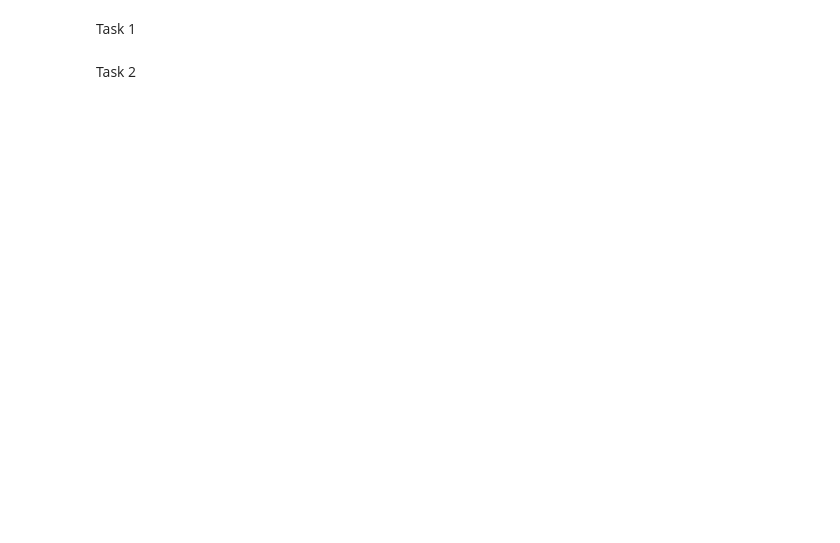
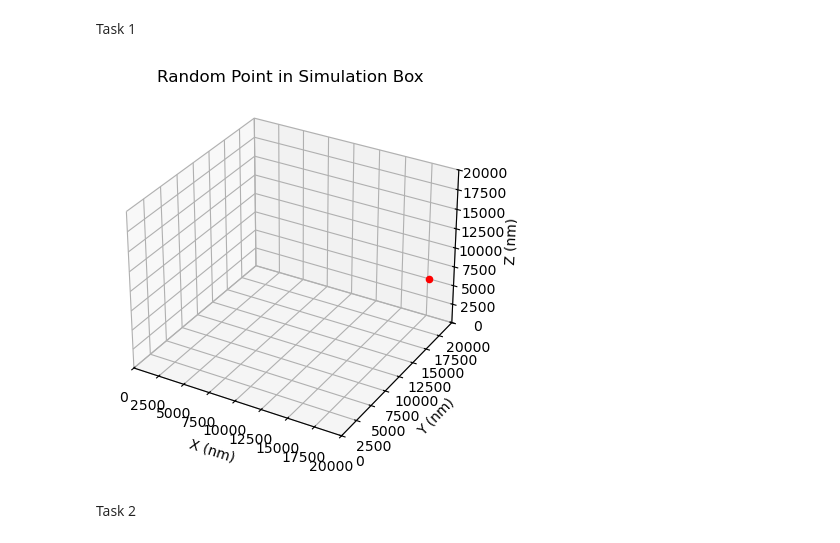
Before and after one commit to baraa-220/project3, a Jupyter notebook: project3.ipynb, the cells around one changed output. Drawn from its saved outputs; the diff is of its cells as text; code cells hidden in the pictures; blank space fills up the shorter version.

```diff
--- a/project3.ipynb
+++ b/project3.ipynb
@@ -61,4 +100,33 @@ Topic 1
 # %% [markdown]
 Task 1
+# %%
+
+# Function to generate a single random point in the box
+def random_point_in_box():
+    x = np.random.uniform(BOX_X_MIN, BOX_X_MAX)
+    y = np.random.uniform(BOX_Y_MIN, BOX_Y_MAX)
+    z = np.random.uniform(BOX_Z_MIN, BOX_Z_MAX)
+    return (x, y, z)
+
+# Generate one random point
+point = random_point_in_box()
+
+# Plot the point
+fig = plt.figure()
+ax = fig.add_subplot(111, projection='3d')
+ax.scatter(point[0], point[1], point[2], c='r', marker='o')
+
+# Set plot limits
+ax.set_xlim([BOX_X_MIN, BOX_X_MAX])
+ax.set_ylim([BOX_Y_MIN, BOX_Y_MAX])
+ax.set_zlim([BOX_Z_MIN, BOX_Z_MAX])
+ax.set_xlabel('X (nm)')
+ax.set_ylabel('Y (nm)')
+ax.set_zlabel('Z (nm)')
+ax.set_title('Random Point in Simulation Box')
+
+plt.show()
+# %% [output]
+[figure, added]
 # %% [markdown]
 Task 2
```
Also changed, not shown: parts of 21 cells of this notebook.
